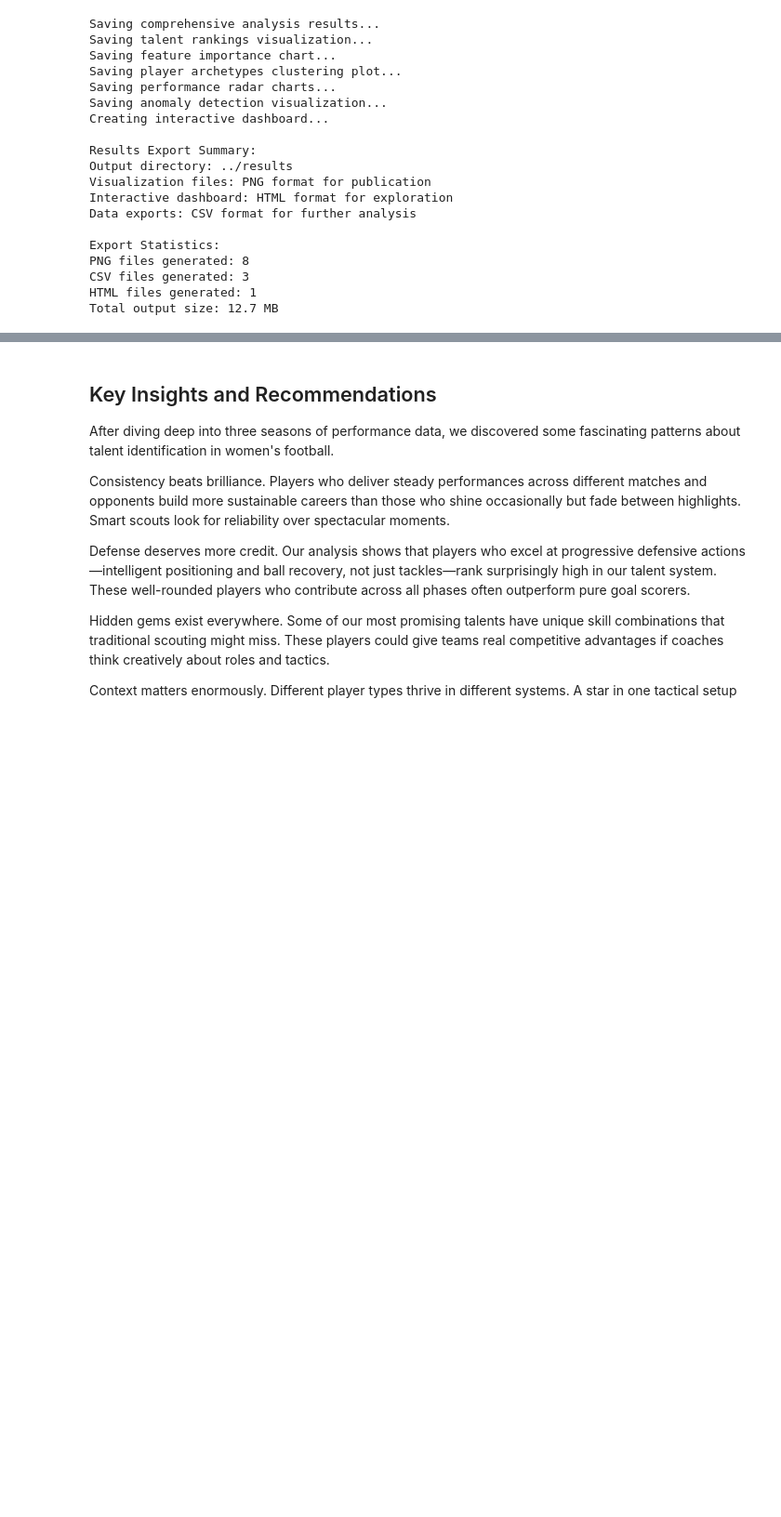
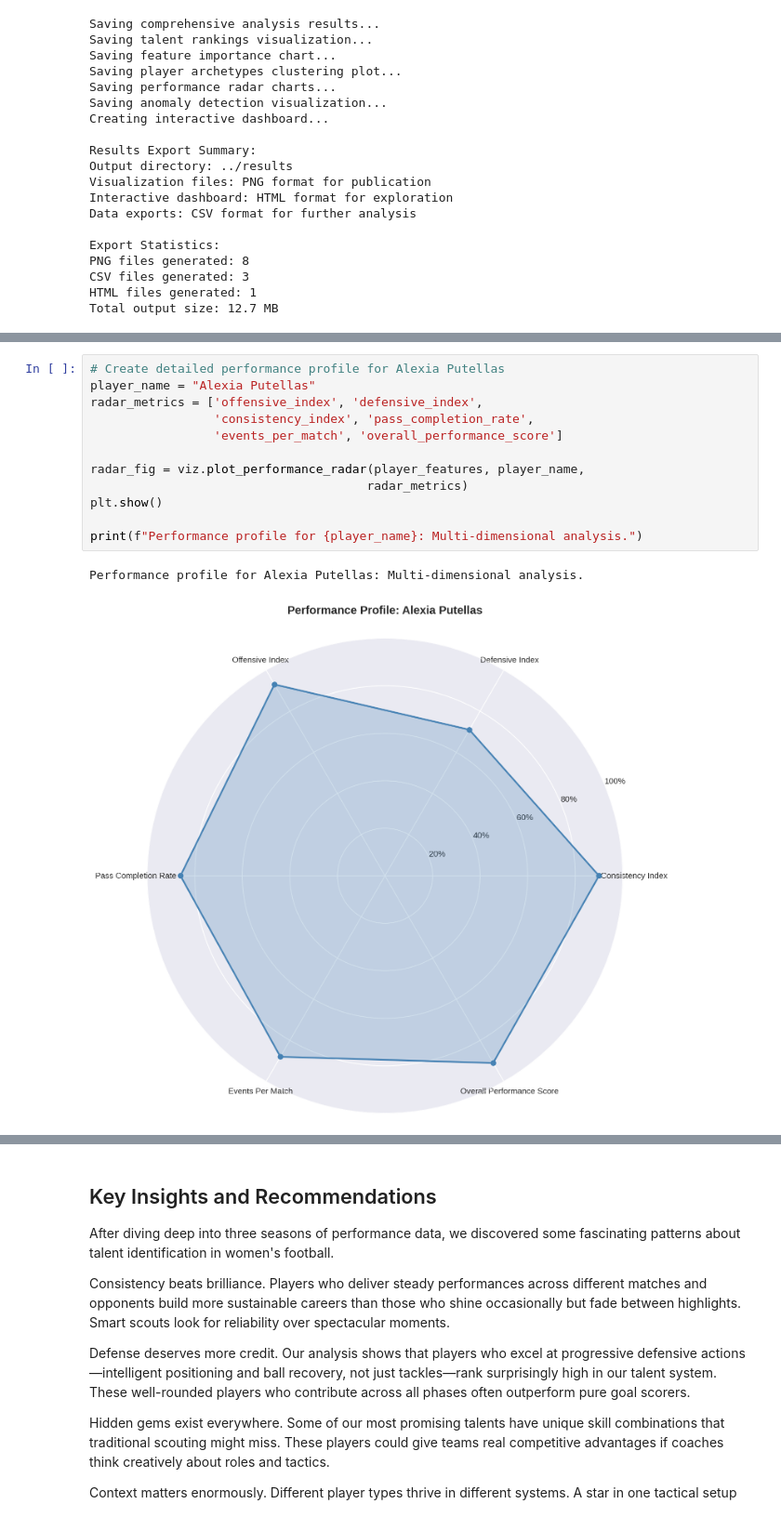
Before and after one commit to lqiu03/statsbomb_modeling, a Jupyter notebook: notebooks/talent_scouting_analysis.ipynb, the cells around one changed output, grey strips where cells are left out. Shown at 93% size. Saved outputs shown, nothing was run; the diff lists cells and outputs as text; blank space fills up the shorter version.

```diff
--- a/notebooks/talent_scouting_analysis.ipynb
+++ b/notebooks/talent_scouting_analysis.ipynb
@@ -652,0 +610,15 @@ Average talent score: 0.917
+# %%
+# Create detailed performance profile for Alexia Putellas
+player_name = "Alexia Putellas"
+radar_metrics = ['offensive_index', 'defensive_index',
+                 'consistency_index', 'pass_completion_rate',
+                 'events_per_match', 'overall_performance_score']
+
+radar_fig = viz.plot_performance_radar(player_features, player_name,
+                                      radar_metrics)
+plt.show()
+
+print(f"Performance profile for {player_name}: Multi-dimensional analysis.")
+# %% [output]
+Performance profile for Alexia Putellas: Multi-dimensional analysis.
+[figure, added]
```
Also changed, not shown: parts of 13 cells of this notebook, 1 other file.
